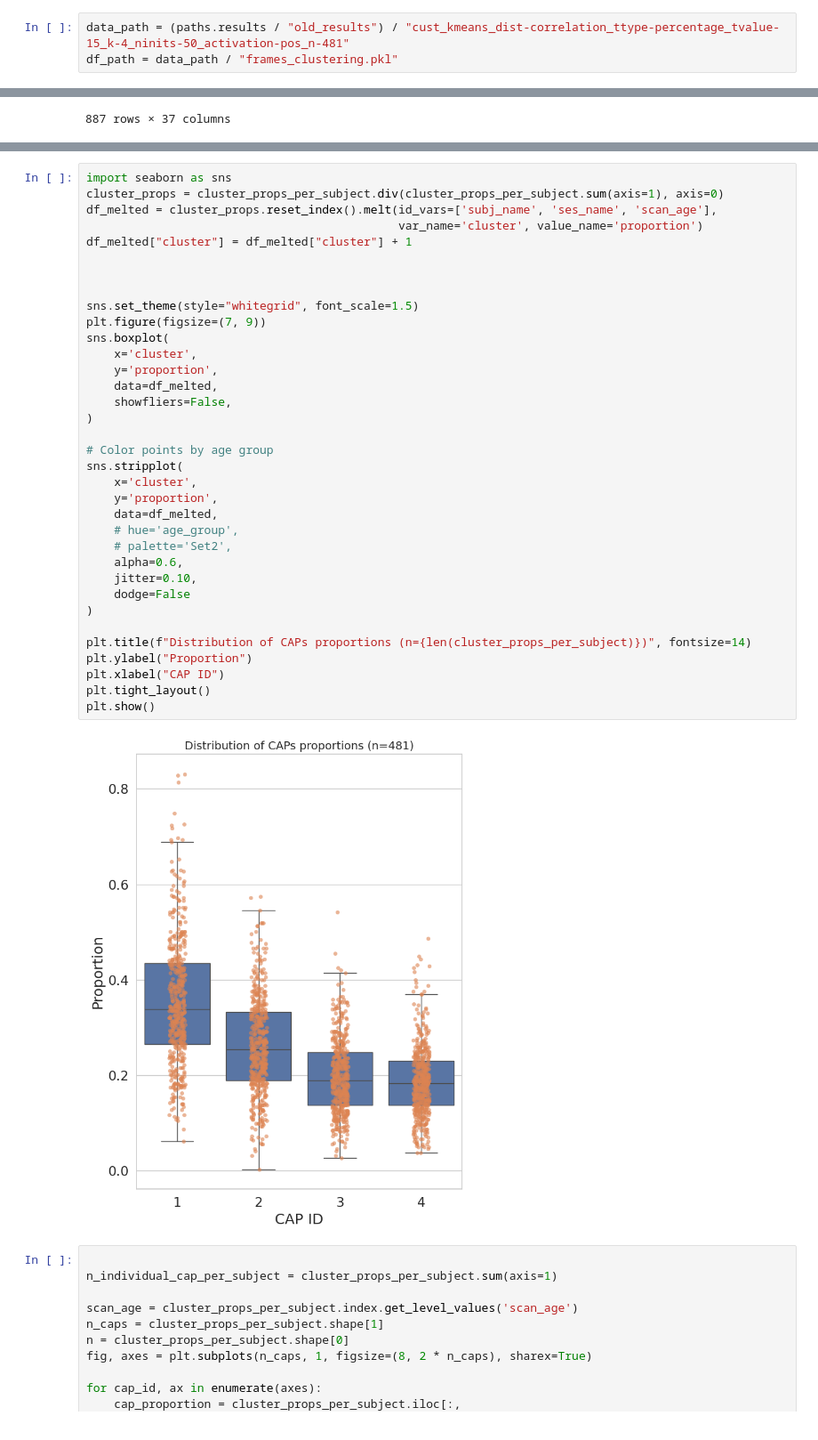
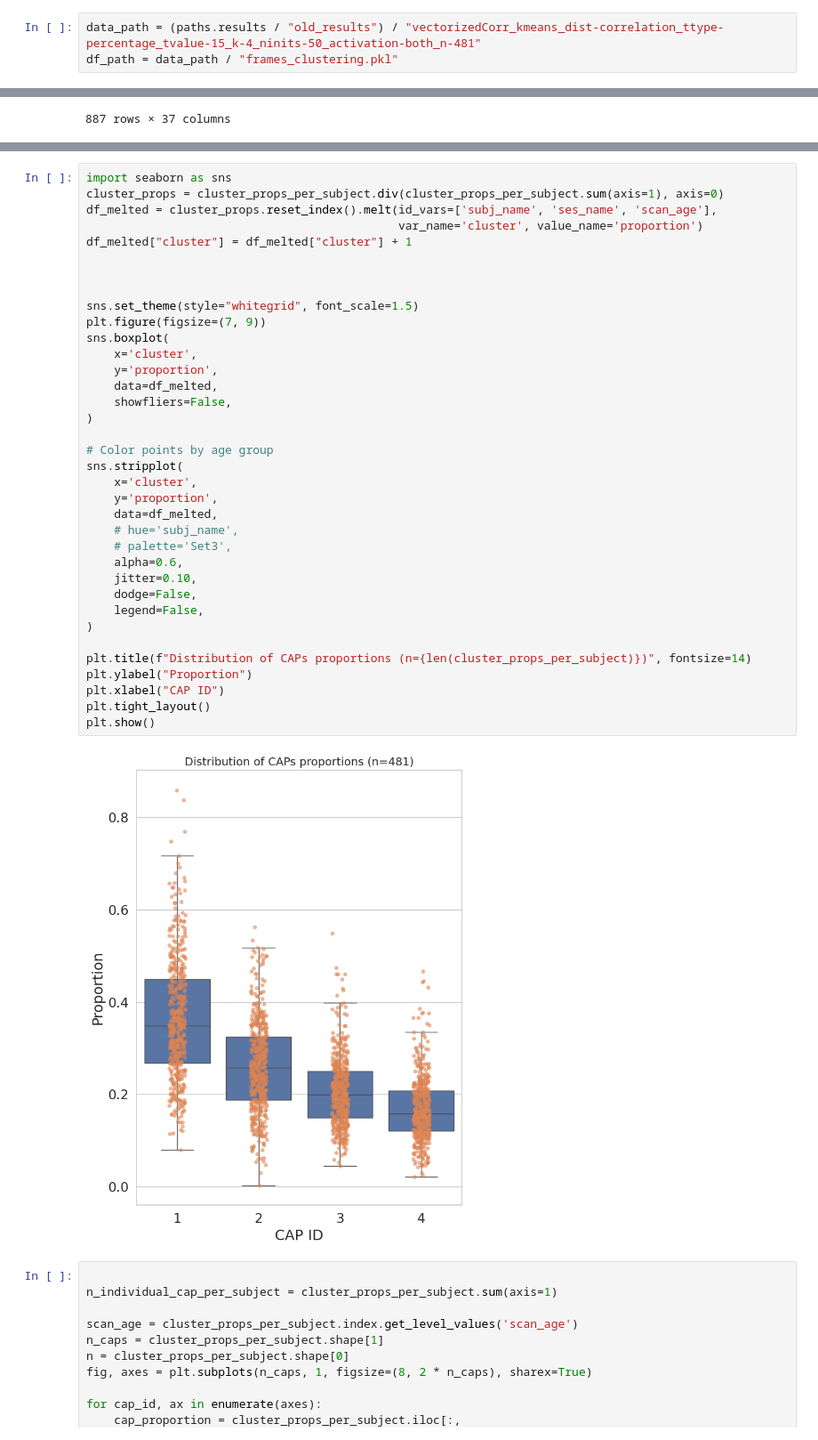
Before and after one commit to seb2o/devCAPs, a Jupyter notebook: src/inspect_clustering.ipynb, the cells around one changed output, grey strips where cells are left out. Shown at 89% size. Cells and saved outputs as stored; diff of their text form.

```diff
--- a/src/inspect_clustering.ipynb
+++ b/src/inspect_clustering.ipynb
@@ -6,7 +6,7 @@ from pathlib import Path
 import numpy as np
 import itertools
 # %%
-data_path = (paths.results / "old_results") / "cust_kmeans_dist-correlation_ttype-percentage_tvalue-15_k-4_ninits-50_activation-pos_n-481"
+data_path = (paths.results / "old_results") / "vectorizedCorr_kmeans_dist-correlation_ttype-percentage_tvalue-15_k-4_ninits-50_activation-both_n-481"
 df_path = data_path / "frames_clustering.pkl"
 # %%
 frame_clustering = pd.read_pickle(df_path).reset_index(level='frame_time')
@@ -96,37 +140,38 @@ cluster_props = cluster_props_per_subject.div(cluster_props_per_subject.sum(axis
 df_melted = cluster_props.reset_index().melt(id_vars=['subj_name', 'ses_name', 'scan_age'],
                                              var_name='cluster', value_name='proportion')
 df_melted["cluster"] = df_melted["cluster"] + 1
 
 
 
 sns.set_theme(style="whitegrid", font_scale=1.5)
 plt.figure(figsize=(7, 9))
 sns.boxplot(
     x='cluster',
     y='proportion',
     data=df_melted,
     showfliers=False,
 )
 
 # Color points by age group
 sns.stripplot(
     x='cluster',
     y='proportion',
     data=df_melted,
-    # hue='age_group',
-    # palette='Set2',
+    # hue='subj_name',
+    # palette='Set3',
     alpha=0.6,
     jitter=0.10,
-    dodge=False
+    dodge=False,
+    legend=False,
 )
 
 plt.title(f"Distribution of CAPs proportions (n={len(cluster_props_per_subject)})", fontsize=14)
 plt.ylabel("Proportion")
 plt.xlabel("CAP ID")
 plt.tight_layout()
 plt.show()
 # %% [output]
-[figure, old version]
+[figure, new version]
 # %%
 
 n_individual_cap_per_subject = cluster_props_per_subject.sum(axis=1)
```
Also changed, not shown: parts of 5 cells of this notebook.
